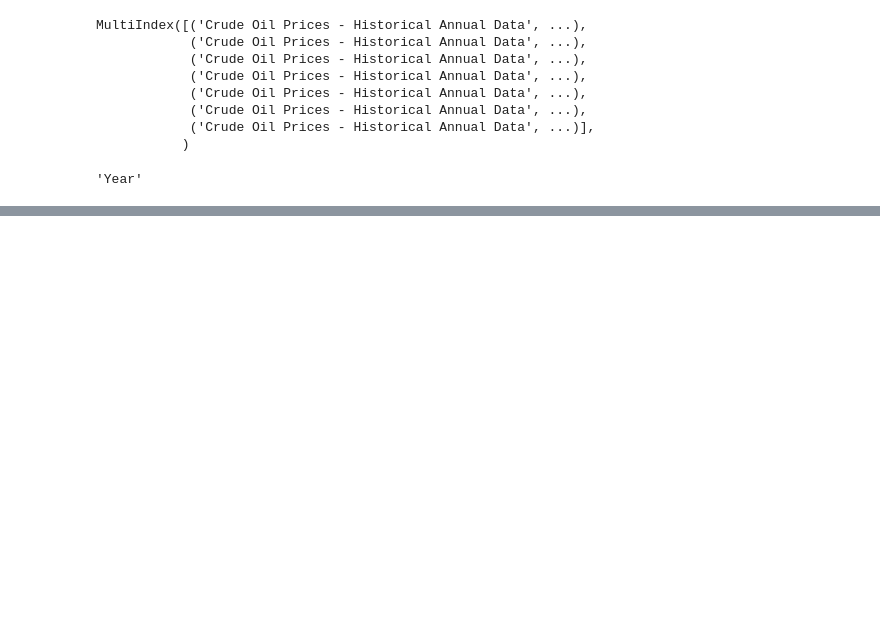
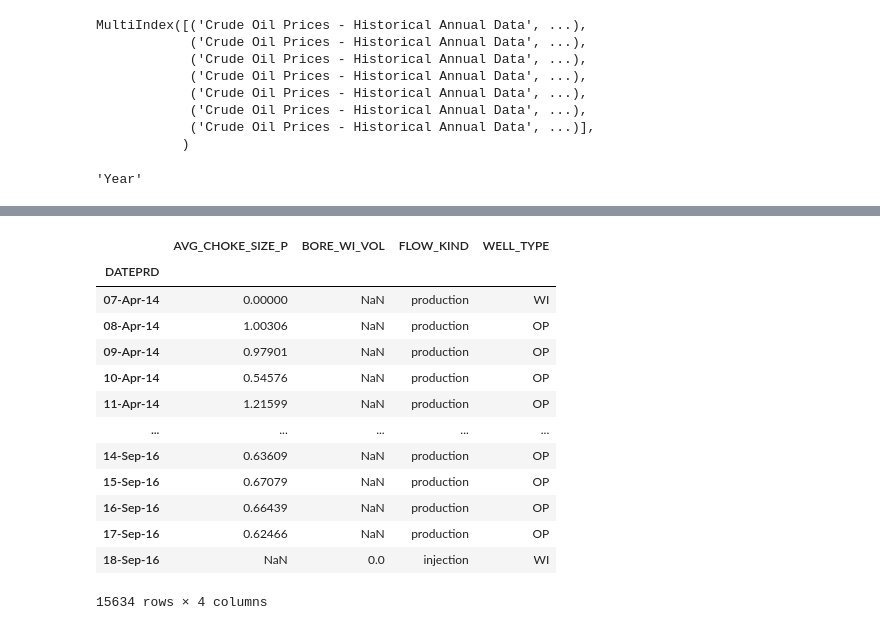
Before and after one commit to ramikhouli/Oil-and-Gas-Data-Analysis, a Jupyter notebook: Pandas.ipynb, the cells around one changed output, grey strips where cells are left out. Cells and saved outputs as stored; diff of their text form; code cells hidden in the pictures; blank space fills up the shorter version.

```diff
--- a/Pandas.ipynb
+++ b/Pandas.ipynb
@@ -491,0 +891,2 @@ df
+# %%
+df = pd.read_csv(file_path, index_col='DATEPRD')
@@ -491,0 +977,17 @@ df
+# %%
+df[['AVG_CHOKE_SIZE_P', 'BORE_WI_VOL', 'FLOW_KIND', 'WELL_TYPE']]
+# %% [output]
+|  | AVG_CHOKE_SIZE_P | BORE_WI_VOL | FLOW_KIND | WELL_TYPE |
+| DATEPRD |  |  |  |  |
+| 07-Apr-14 | 0.00000 | NaN | production | WI |
+| 08-Apr-14 | 1.00306 | NaN | production | OP |
+| 09-Apr-14 | 0.97901 | NaN | production | OP |
+| 10-Apr-14 | 0.54576 | NaN | production | OP |
+| 11-Apr-14 | 1.21599 | NaN | production | OP |
+| ... | ... | ... | ... | ... |
+| 14-Sep-16 | 0.63609 | NaN | production | OP |
+| 15-Sep-16 | 0.67079 | NaN | production | OP |
+| 16-Sep-16 | 0.66439 | NaN | production | OP |
+| 17-Sep-16 | 0.62466 | NaN | production | OP |
+| 18-Sep-16 | NaN | 0.0 | injection | WI |
+15634 rows × 4 columns
```
Also changed, not shown: parts of 75 cells of this notebook.
